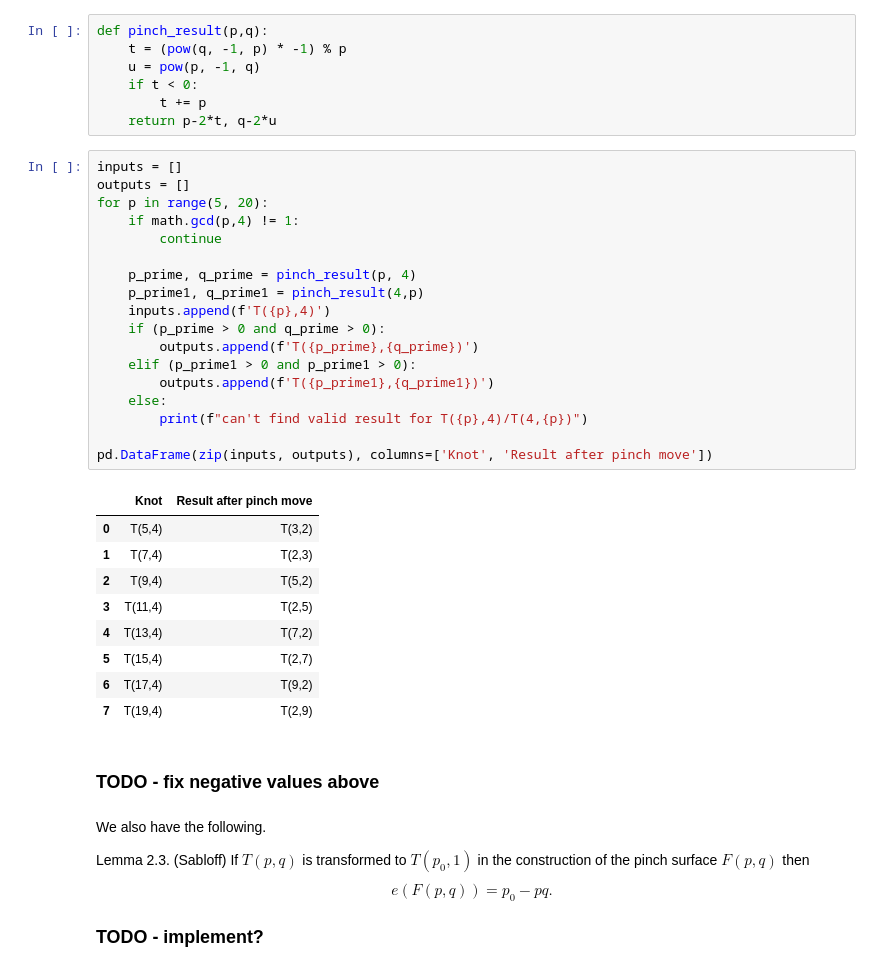
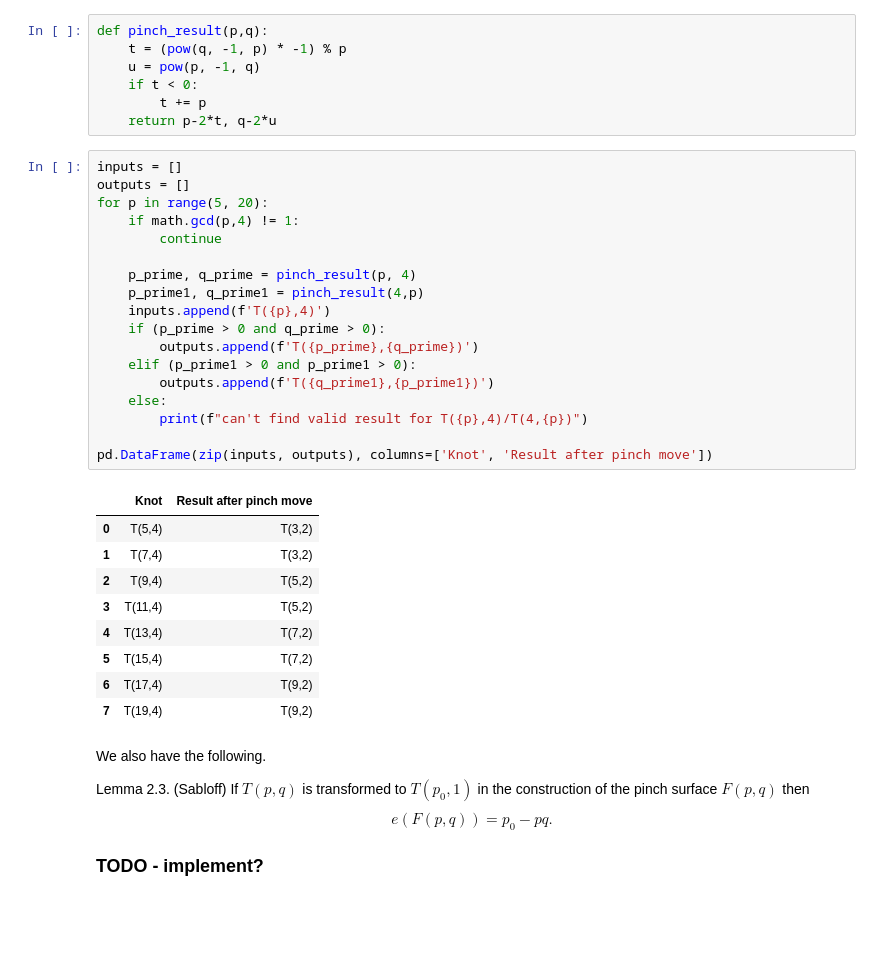
Before and after one commit to JulesGB/KnotGeography, a Jupyter notebook: find_bands.ipynb, the cells around one changed output. Saved outputs shown, nothing was run; the diff lists cells and outputs as text; blank space fills up the shorter version.

```diff
--- a/find_bands.ipynb
+++ b/find_bands.ipynb
@@ -58,33 +56,31 @@ def pinch_result(p,q):
 # %%
 inputs = []
 outputs = []
 for p in range(5, 20):
     if math.gcd(p,4) != 1:
         continue
 
     p_prime, q_prime = pinch_result(p, 4)
     p_prime1, q_prime1 = pinch_result(4,p)
     inputs.append(f'T({p},4)')
     if (p_prime > 0 and q_prime > 0):
         outputs.append(f'T({p_prime},{q_prime})')
     elif (p_prime1 > 0 and p_prime1 > 0):
-        outputs.append(f'T({p_prime1},{q_prime1})')
+        outputs.append(f'T({q_prime1},{p_prime1})')
     else:
         print(f"can't find valid result for T({p},4)/T(4,{p})")
 
 pd.DataFrame(zip(inputs, outputs), columns=['Knot', 'Result after pinch move'])
 # %% [output]
 |  | Knot | Result after pinch move |
 | 0 | T(5,4) | T(3,2) |
-| 1 | T(7,4) | T(2,3) |
+| 1 | T(7,4) | T(3,2) |
 | 2 | T(9,4) | T(5,2) |
-| 3 | T(11,4) | T(2,5) |
+| 3 | T(11,4) | T(5,2) |
 | 4 | T(13,4) | T(7,2) |
-| 5 | T(15,4) | T(2,7) |
+| 5 | T(15,4) | T(7,2) |
 | 6 | T(17,4) | T(9,2) |
-| 7 | T(19,4) | T(2,9) |
+| 7 | T(19,4) | T(9,2) |
-# %% [markdown]
-### TODO - fix negative values above
 # %% [markdown]
 We also have the following.
 
```
Also changed, not shown: parts of 9 cells of this notebook.
